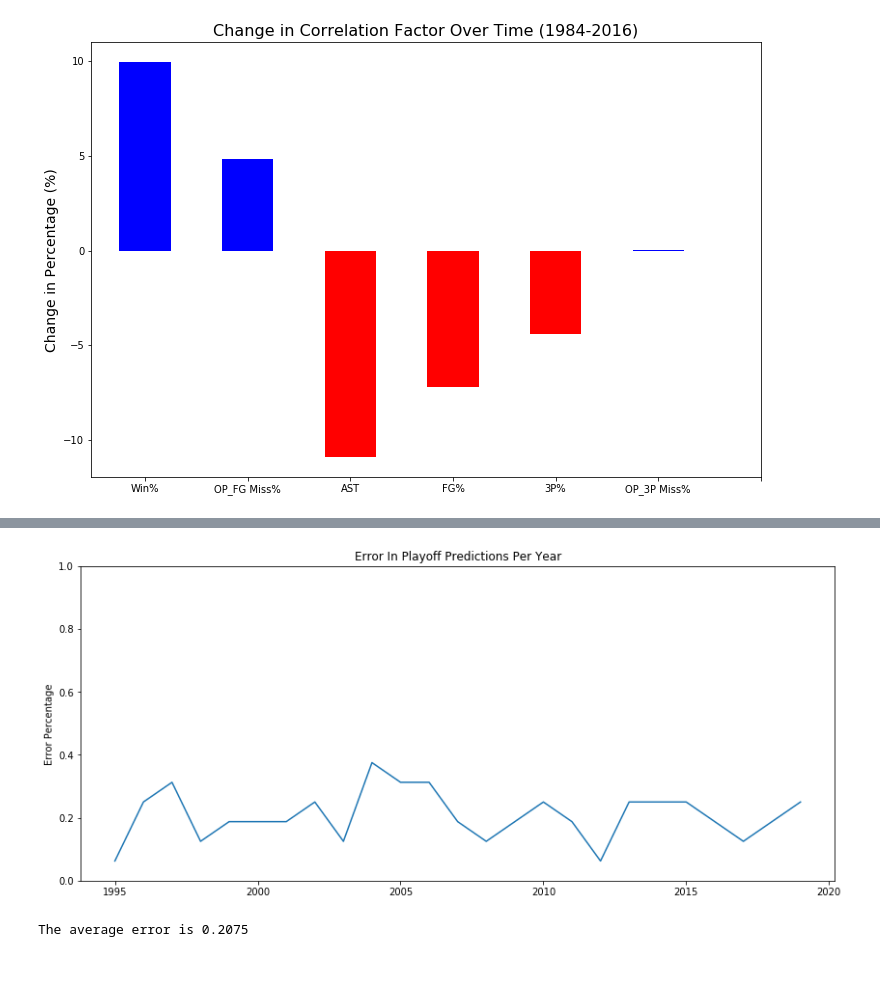
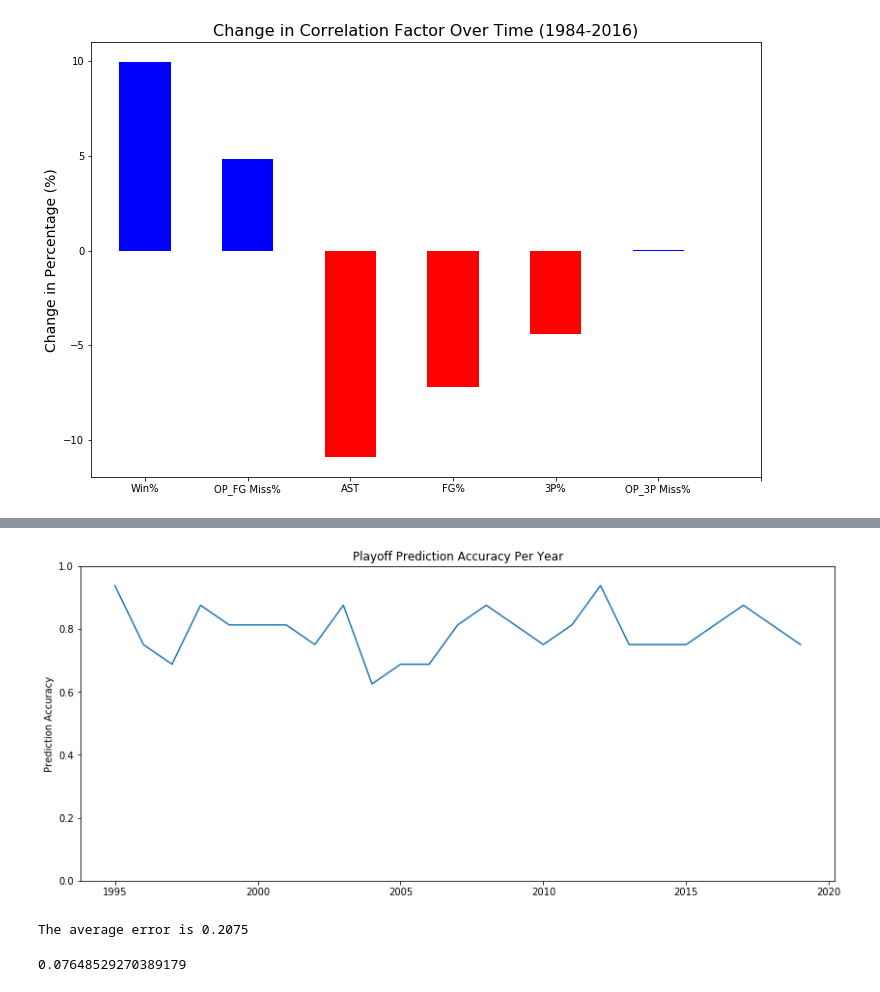
Before and after one commit to RM817/NBA-Playoff-Birth-Predicition-Model, a Jupyter notebook: Capstone1_Data2_Weighted.ipynb, the cells around one changed output, grey strips where cells are left out. Drawn from its saved outputs; the diff is of its cells as text; code cells hidden in the pictures.

```diff
--- a/Capstone1_Data2_Weighted.ipynb
+++ b/Capstone1_Data2_Weighted.ipynb
@@ -4225,17 +4225,21 @@ print(Error16_5)
 Error_Avg = (Error19_5 + Error18_5 + Error17_5 + Error16_5 + Error15_5 + Error14_5 + Error13_5 + Error12_5 + Error11_5 + Error10_5 + Error09_5 + Error08_5 + Error07_5 + Error06_5 + Error05_5 + Error04_5 + Error03_5 + Error02_5 + Error01_5 + Error00_5 + Error99_5 + Error98_5 + Error97_5 + Error96_5 + Error95_5)/25
 # %%
 x = list(range(1995,2020))
-y = [Error95_5,Error96_5,Error97_5,Error98_5,Error99_5,Error00_5,Error01_5,Error02_5,Error03_5,Error04_5,Error05_5,Error06_5,Error07_5,Error08_5,Error09_5,Error10_5,Error11_5,Error12_5,Error13_5,Error14_5,Error15_5,Error16_5,Error17_5,Error18_5,Error19_5]
+y = [1-Error95_5,1-Error96_5,1-Error97_5,1-Error98_5,1-Error99_5,1-Error00_5,1-Error01_5,1-Error02_5,1-Error03_5,1-Error04_5,1-Error05_5,1-Error06_5,1-Error07_5,1-Error08_5,1-Error09_5,1-Error10_5,1-Error11_5,1-Error12_5,1-Error13_5,1-Error14_5,1-Error15_5,1-Error16_5,1-Error17_5,1-Error18_5,1-Error19_5]
 fig = plt.figure(figsize = (14,6))
 plt.plot(x,y)
 plt.ylim(0, 1)
-plt.ylabel('Error Percentage')
-plt.title('Error In Playoff Predictions Per Year')
-plt.savefig('Error_Year.png')
+plt.ylabel('Prediction Accuracy')
+plt.title('Playoff Prediction Accuracy Per Year')
+plt.savefig('ACC_Year.png')
 
 
 plt.show()
 print('The average error is {}'.format(Error_Avg))
 # %% [output]
-[figure, old version]
+[figure, new version]
 The average error is 0.2075
+# %%
+np.std(y)
+# %% [output]
+0.07648529270389179
```
Also changed, not shown: 1 other file.
